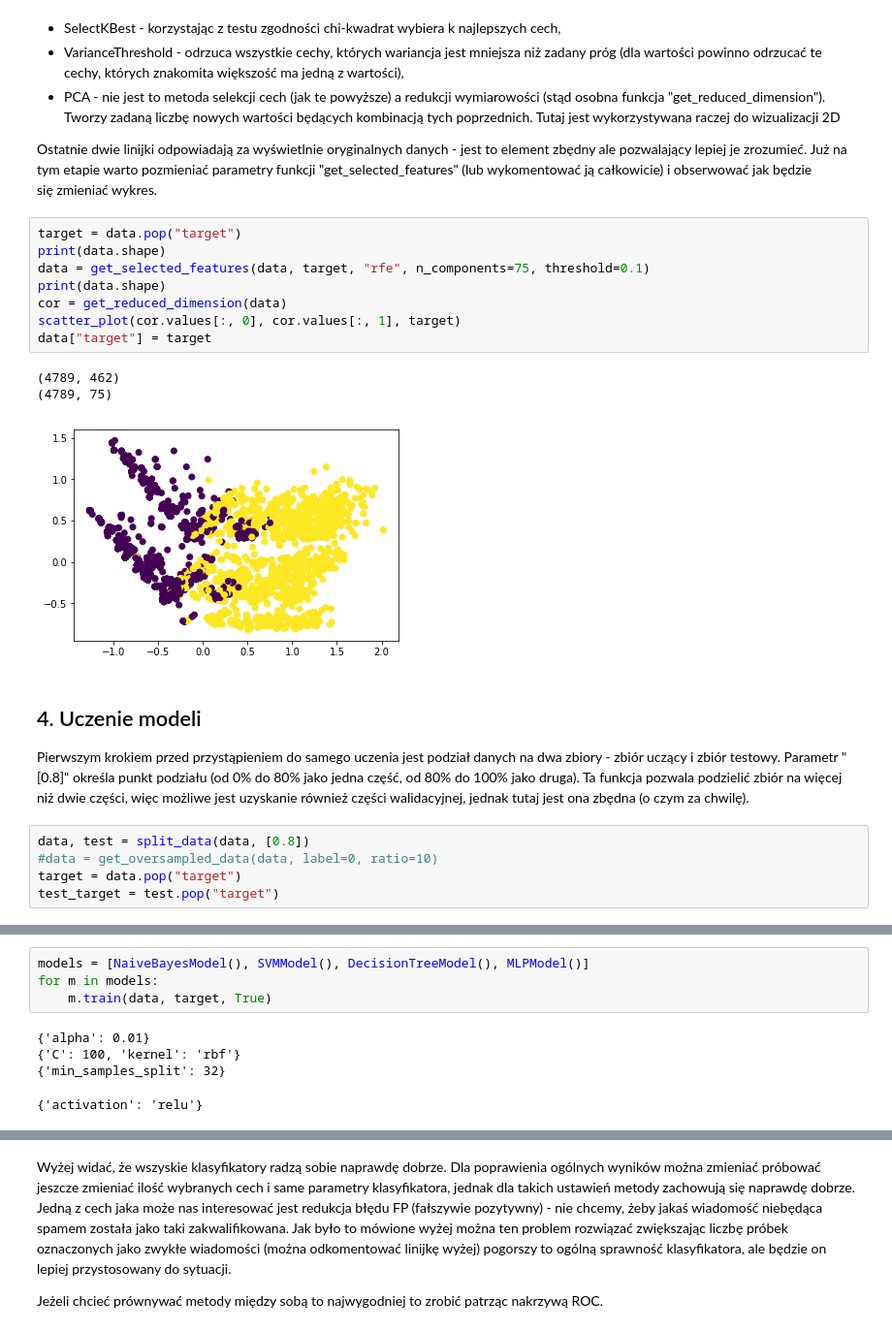
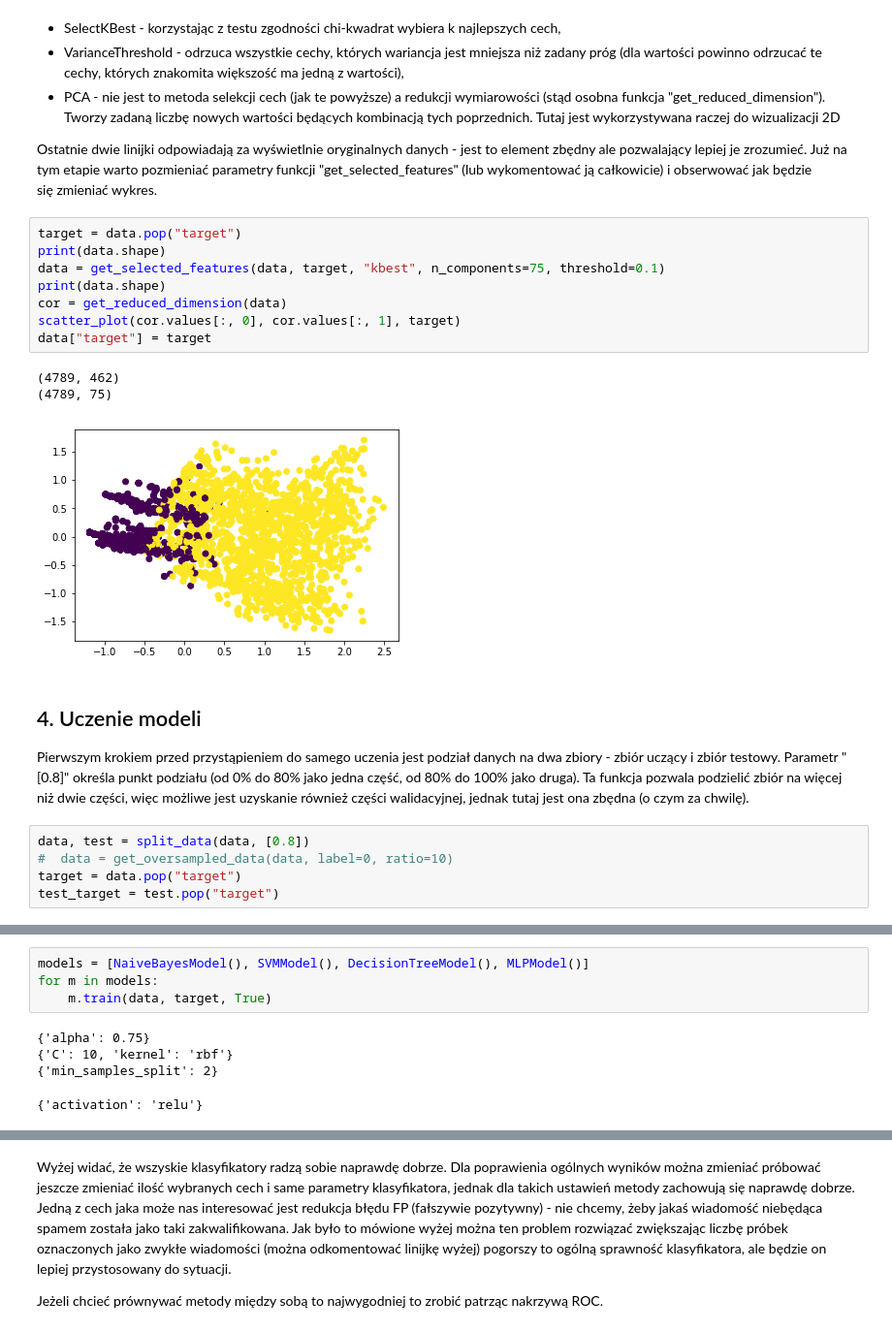
Before and after one commit to MGniew/DataWarehouseingProject, a Jupyter notebook: report.ipynb, the cells around one changed output, grey strips where cells are left out. Shown at 97% size. Drawn from its saved outputs; the diff is of its cells as text.

```diff
--- a/report.ipynb
+++ b/report.ipynb
@@ -57,22 +57,22 @@ Ostatnie dwie linijki odpowiadają za wyświetlnie oryginalnych danych - jest t
 # %%
 target = data.pop("target")
 print(data.shape)
-data = get_selected_features(data, target, "rfe", n_components=75, threshold=0.1)
+data = get_selected_features(data, target, "kbest", n_components=75, threshold=0.1)
 print(data.shape)
 cor = get_reduced_dimension(data)
 scatter_plot(cor.values[:, 0], cor.values[:, 1], target)
 data["target"] = target
 # %% [output]
 (4789, 462)
 (4789, 75)
-[figure, old version]
+[figure, new version]
 # %% [markdown]
 ## 4. Uczenie modeli
 
 Pierwszym krokiem przed przystąpieniem do samego uczenia jest podział danych na dwa zbiory - zbiór uczący i zbiór testowy.  Parametr "[0.8]" określa punkt podziału (od 0% do 80% jako jedna część, od 80% do 100% jako druga). Ta funkcja pozwala podzielić zbiór na więcej niż dwie części, więc możliwe jest uzyskanie również części walidacyjnej, jednak tutaj jest ona zbędna (o czym za chwilę).
 # %%
 data, test = split_data(data, [0.8])
-#data = get_oversampled_data(data, label=0, ratio=10)
+#  data = get_oversampled_data(data, label=0, ratio=10)
 target = data.pop("target")
 test_target = test.pop("target")
 # %% [markdown]
@@ -100,9 +100,9 @@ models = [NaiveBayesModel(), SVMModel(), DecisionTreeModel(), MLPModel()]
 for m in models:
     m.train(data, target, True)
 # %% [output]
-{'alpha': 0.01}
-{'C': 100, 'kernel': 'rbf'}
-{'min_samples_split': 32}
+{'alpha': 0.75}
+{'C': 10, 'kernel': 'rbf'}
+{'min_samples_split': 2}
 {'activation': 'relu'}
 # %% [markdown]
 ## 5. Analiza jakości klasyfikatorów
```
Also changed, not shown: parts of 2 cells of this notebook, 3 other files.
